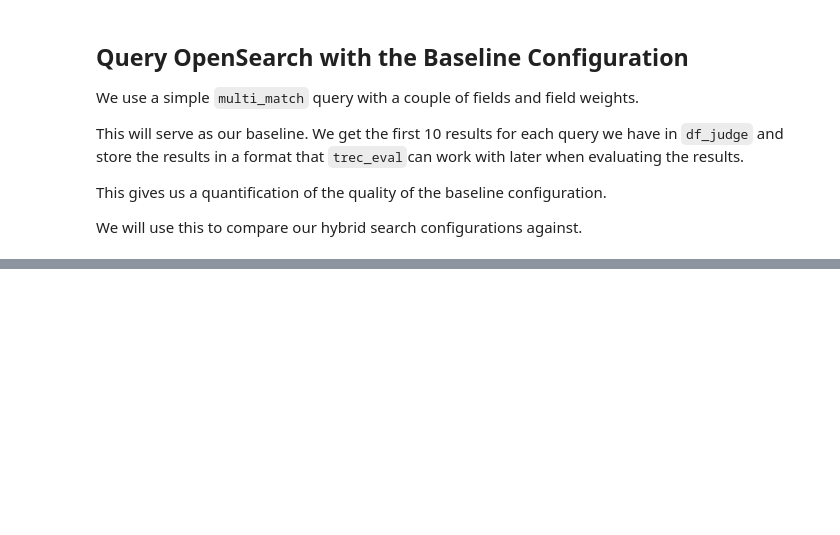
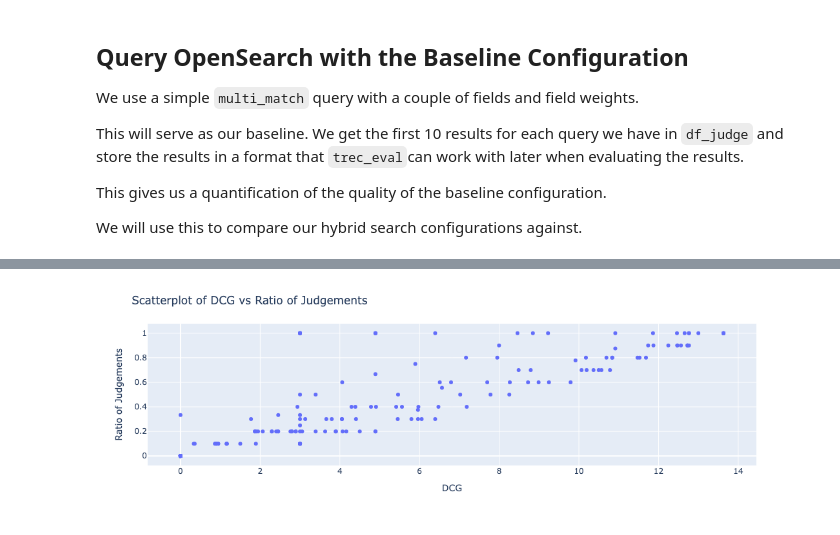
Before and after one commit to o19s/opensearch-search-quality-evaluation, a Jupyter notebook: hybrid-search/notebook/hybrid-search-baseline-comparison/3_Baseline_Search_and_Metrics.ipynb, the cells around one changed output, grey strips where cells are left out. Saved outputs shown, nothing was run; the diff lists cells and outputs as text; code cells hidden in the pictures; blank space fills up the shorter version.

```diff
--- a/hybrid-search/notebook/hybrid-search-baseline-comparison/3_Baseline_Search_and_Metrics.ipynb
+++ b/hybrid-search/notebook/hybrid-search-baseline-comparison/3_Baseline_Search_and_Metrics.ipynb
@@ -346,0 +257,6 @@ Average MAP: 0.18515902813023388
+# %%
+# Merge results on query_id and product_id so that the resulting DataFrame has the ratings together with the search results
+df_merged = df_relevance.merge(df_unique_ratings, left_on=['query_id', 'product_id'], right_on=['idx', 'docid'], how='left', validate='one_to_one')
+df_merged = df_merged.drop(columns=['query', 'docid', 'idx'])
+
+df_merged.head(10)
@@ -346,0 +351,11 @@ Average MAP: 0.18515902813023388
+# %%
+df_metrics = []
+for m_name, m_function, ref_search in metrics:
+    for query in df_query_idx.itertuples():
+        metric = m_function(df_merged[df_merged['query_string'] == query[2]])
+        df_metrics.append(pd.DataFrame({
+            "query": [query[2]],
+            "metric": [m_name],
+            "value": [metric],
+        }))
+df_metrics = pd.concat(df_metrics)
@@ -346,0 +396,2 @@ Average MAP: 0.18515902813023388
+# %%
+df_metrics.reset_index(drop=True, inplace=True)
@@ -346,0 +414,2 @@ Average MAP: 0.18515902813023388
+# %%
+df_pivot = df_metrics.pivot(index='query', columns='metric', values='value').reset_index()
@@ -346,0 +435,17 @@ Average MAP: 0.18515902813023388
+# %%
+pio.renderers.default = 'plotly_mimetype'
+fig = px.scatter(df_pivot,
+                 x='dcg', y='ratio_of_ratings',
+                 hover_data={'query': True},  # Show query on hover
+                 labels={'dcg': 'DCG', 'ratio_of_ratings': 'Ratio of Judgements'})
+
+# Customize the layout
+fig.update_layout(title="Scatterplot of DCG vs Ratio of Judgements",
+                  xaxis_title="DCG",
+                  yaxis_title="Ratio of Judgements",
+                  hovermode="closest")
+
+# Show the plot
+fig.show()
+# %% [output]
+[figure, added]
```
Also changed, not shown: parts of 37 cells of this notebook, 3 other files.
